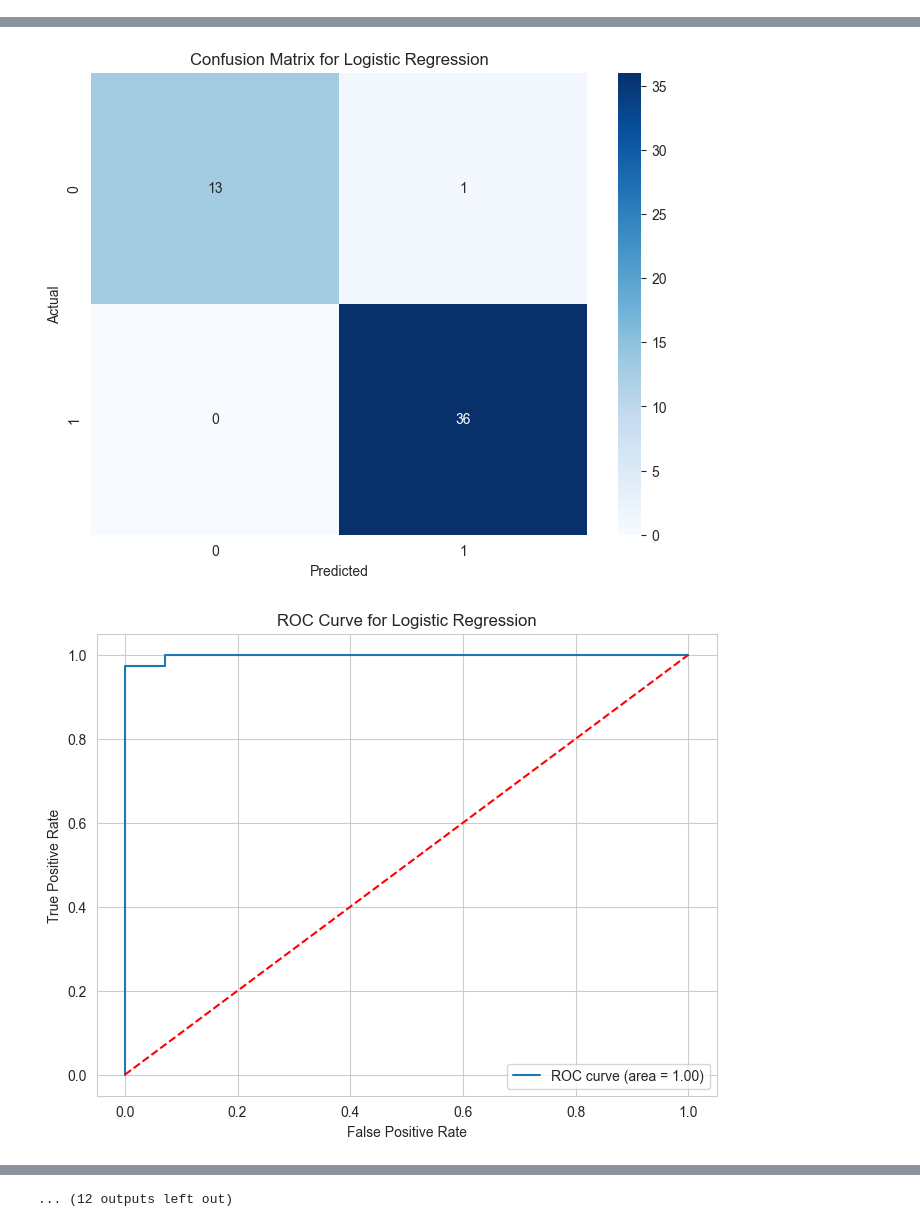
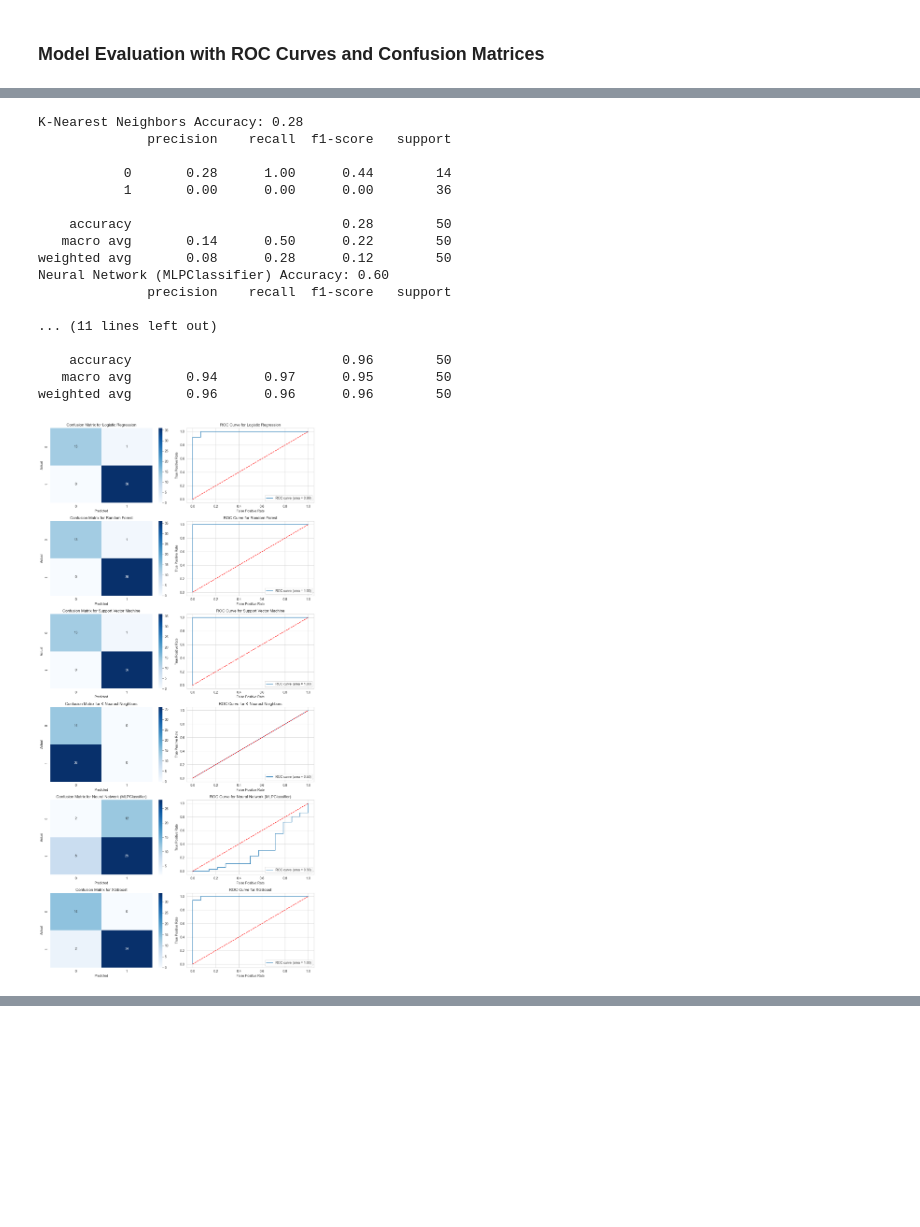
Before and after one commit to sanevat/Effects-of-COVID19-on-MS, a Jupyter notebook: logisic_regression_prediction_model.ipynb, the cells around one changed output, grey strips where cells are left out. Drawn from its saved outputs; the diff is of its cells as text; code cells hidden in the pictures; blank space fills up the shorter version.

Commit message:
Final models testing

```diff
--- a/logisic_regression_prediction_model.ipynb
+++ b/logisic_regression_prediction_model.ipynb
@@ -122,0 +99,11 @@ Best cross-validated score: 0.9667
+# %%
+best_models = {}
+
+for model_name, param_grid in param_grids.items():
+    model = models[model_name]
+    grid_search = GridSearchCV(estimator=model, param_grid=param_grid, cv=5, scoring='accuracy')
+    grid_search.fit(X_train, y_train)
+
+    best_models[model_name] = grid_search.best_estimator_
+    print(f"Best parameters for {model_name}: {grid_search.best_params_}")
+    print(f"Best cross-validated score: {grid_search.best_score_:.4f}")
@@ -123,39 +123,44 @@ Best cross-validated score: 0.9667
+# %% [markdown]
+### Model Evaluation with ROC Curves and Confusion Matrices
 # %%
-# Evaluate models
-for model_name, model in models.items():
-    # Train model on balanced training set
-    model.fit(X_train_balanced, y_train_balanced)
+num_models = len(best_models)
+
+
+fig, axes = plt.subplots(num_models, 2, figsize=(12, 4 * num_models))
+
+
+for i, (model_name, model) in enumerate(best_models.items()):
+    model.fit(X_train, y_train)
     y_pred = model.predict(X_test_filtered)
 
-    # Accuracy and classification report
     accuracy = accuracy_score(y_test_filtered, y_pred)
     class_report = classification_report(y_test_filtered, y_pred)
 
     print(f"{model_name} Accuracy: {accuracy:.2f}")
     print(class_report)
 
-    # Confusion Matrix
-    plt.figure(figsize=(8, 6))
-    sns.heatmap(confusion_matrix(y_test_filtered, y_pred), annot=True, fmt='d', cmap='Blues')
-    plt.title(f'Confusion Matrix for {model_name}')
-    plt.xlabel('Predicted')
-    plt.ylabel('Actual')
-    plt.show()
+    cm = confusion_matrix(y_test_filtered, y_pred)
+    sns.heatmap(cm, annot=True, fmt='d', cmap='Blues', ax=axes[i, 0])
+    axes[i, 0].set_title(f'Confusion Matrix for {model_name}')
+    axes[i, 0].set_xlabel('Predicted')
+    axes[i, 0].set_ylabel('Actual')
 
-    # ROC Curve
     if hasattr(model, "predict_proba"):
         y_prob = model.predict_proba(X_test_filtered)[:, 1]
         fpr, tpr, _ = roc_curve(y_test_filtered, y_prob)
         roc_auc = auc(fpr, tpr)
 
-        plt.figure(figsize=(8, 6))
-        plt.plot(fpr, tpr, label=f'ROC curve (area = {roc_auc:.2f})')
-        plt.plot([0, 1], [0, 1], 'r--')
-        plt.title(f'ROC Curve for {model_name}')
-        plt.xlabel('False Positive Rate')
-        plt.ylabel('True Positive Rate')
-        plt.legend(loc='lower right')
-        plt.show()
+        axes[i, 1].plot(fpr, tpr, label=f'ROC curve (area = {roc_auc:.2f})')
+        axes[i, 1].plot([0, 1], [0, 1], 'r--')
+        axes[i, 1].set_title(f'ROC Curve for {model_name}')
+        axes[i, 1].set_xlabel('False Positive Rate')
+        axes[i, 1].set_ylabel('True Positive Rate')
+        axes[i, 1].legend(loc='lower right')
+
+
+plt.tight_layout()
+
+plt.show()
 # %% [output]
 Logistic Regression Accuracy: 0.98
               precision    recall  f1-score   support
@@ -169,2 +182,18 @@ weighted avg       0.98      0.98      0.98        50
+K-Nearest Neighbors Accuracy: 0.28
+              precision    recall  f1-score   support
+
+           0       0.28      1.00      0.44        14
+           1       0.00      0.00      0.00        36
+
+    accuracy                           0.28        50
+   macro avg       0.14      0.50      0.22        50
+weighted avg       0.08      0.28      0.12        50
+Neural Network (MLPClassifier) Accuracy: 0.60
+              precision    recall  f1-score   support
+
+... (11 lines left out)
+
+    accuracy                           0.96        50
+   macro avg       0.94      0.97      0.95        50
+weighted avg       0.96      0.96      0.96        50
-[figure, old version]
+[figure, new version]
-[figure, removed]
@@ -204 +199,0 @@ weighted avg       0.08      0.28      0.12        50
-... (12 outputs left out)
```
Also changed, not shown: parts of 22 cells of this notebook, 1 other file.
